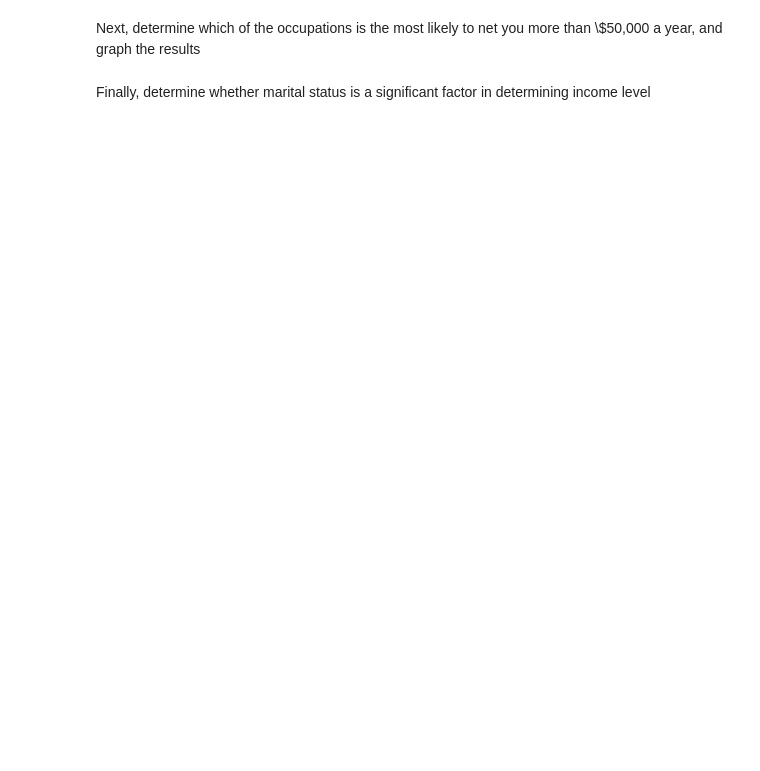
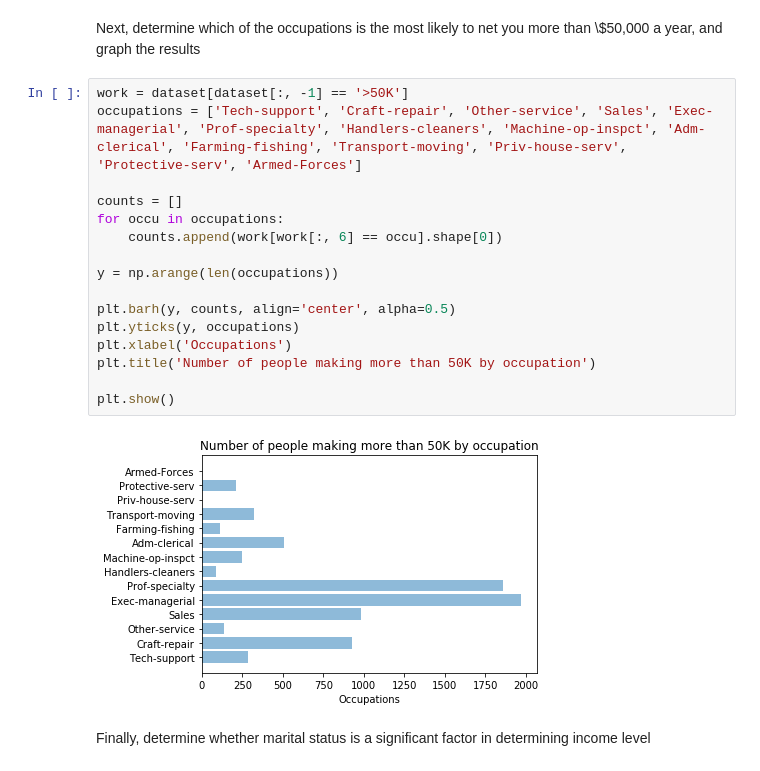
Before and after one commit to bmoscon/python-data-analysis-crash-course, a Jupyter notebook: 01-Numpy/03 Basic Data Analysis with Numpy.ipynb, the cells around one changed output. Drawn from its saved outputs; the diff is of its cells as text; blank space fills up the shorter version.

```diff
--- a/01-Numpy/03 Basic Data Analysis with Numpy.ipynb
+++ b/01-Numpy/03 Basic Data Analysis with Numpy.ipynb
@@ -45,4 +73,22 @@ Now that we have the dataset we can being our analysis. To start with, try count
 # %% [markdown]
 Next, determine which of the occupations is the most likely to net you more than \\$50,000 a year, and graph the results
+# %%
+work = dataset[dataset[:, -1] == '>50K']
+occupations = ['Tech-support', 'Craft-repair', 'Other-service', 'Sales', 'Exec-managerial', 'Prof-specialty', 'Handlers-cleaners', 'Machine-op-inspct', 'Adm-clerical', 'Farming-fishing', 'Transport-moving', 'Priv-house-serv', 'Protective-serv', 'Armed-Forces']
+
+counts = []
+for occu in occupations:
+    counts.append(work[work[:, 6] == occu].shape[0])
+
+y = np.arange(len(occupations))
+
+plt.barh(y, counts, align='center', alpha=0.5)
+plt.yticks(y, occupations)
+plt.xlabel('Occupations')
+plt.title('Number of people making more than 50K by occupation')
+
+plt.show()
+# %% [output]
+[figure, added]
 # %% [markdown]
 Finally, determine whether marital status is a significant factor in determining income level
```
Also changed, not shown: parts of 4 cells of this notebook.
